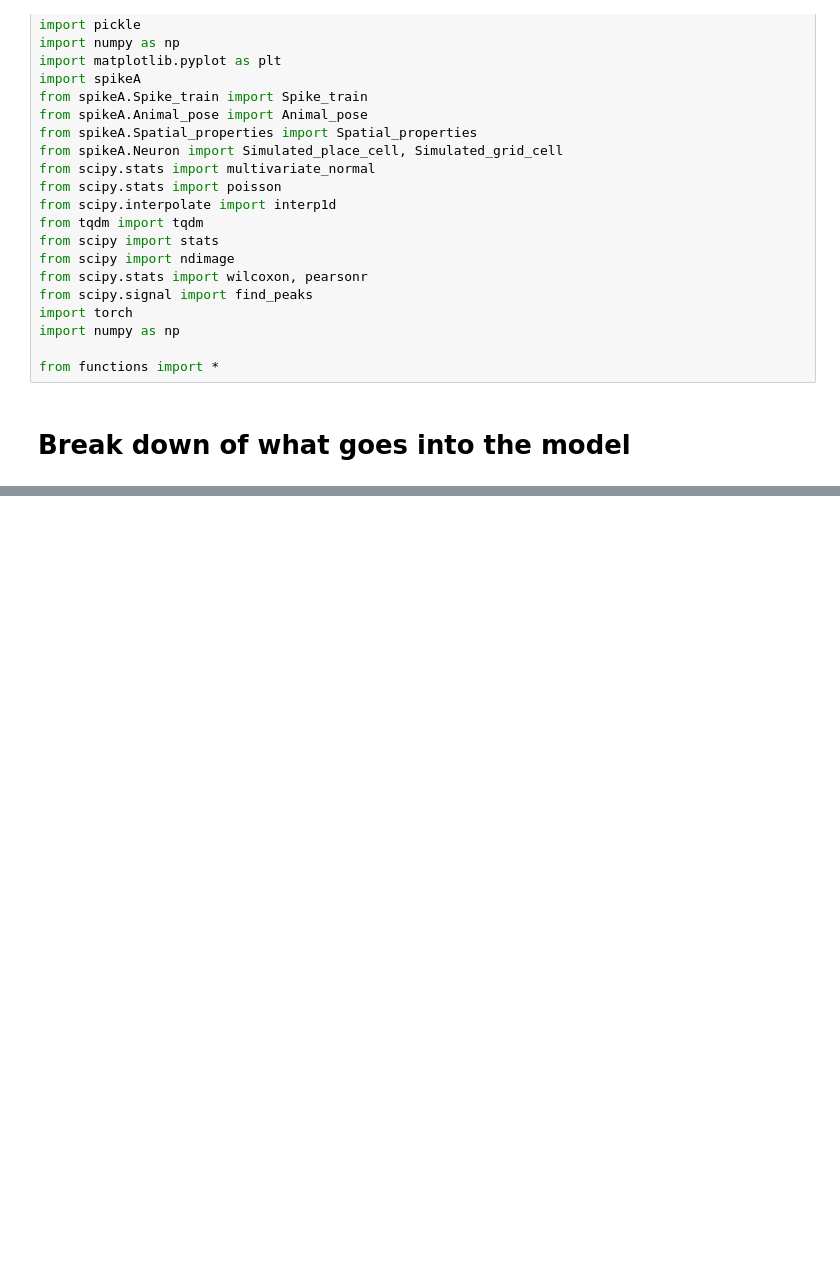
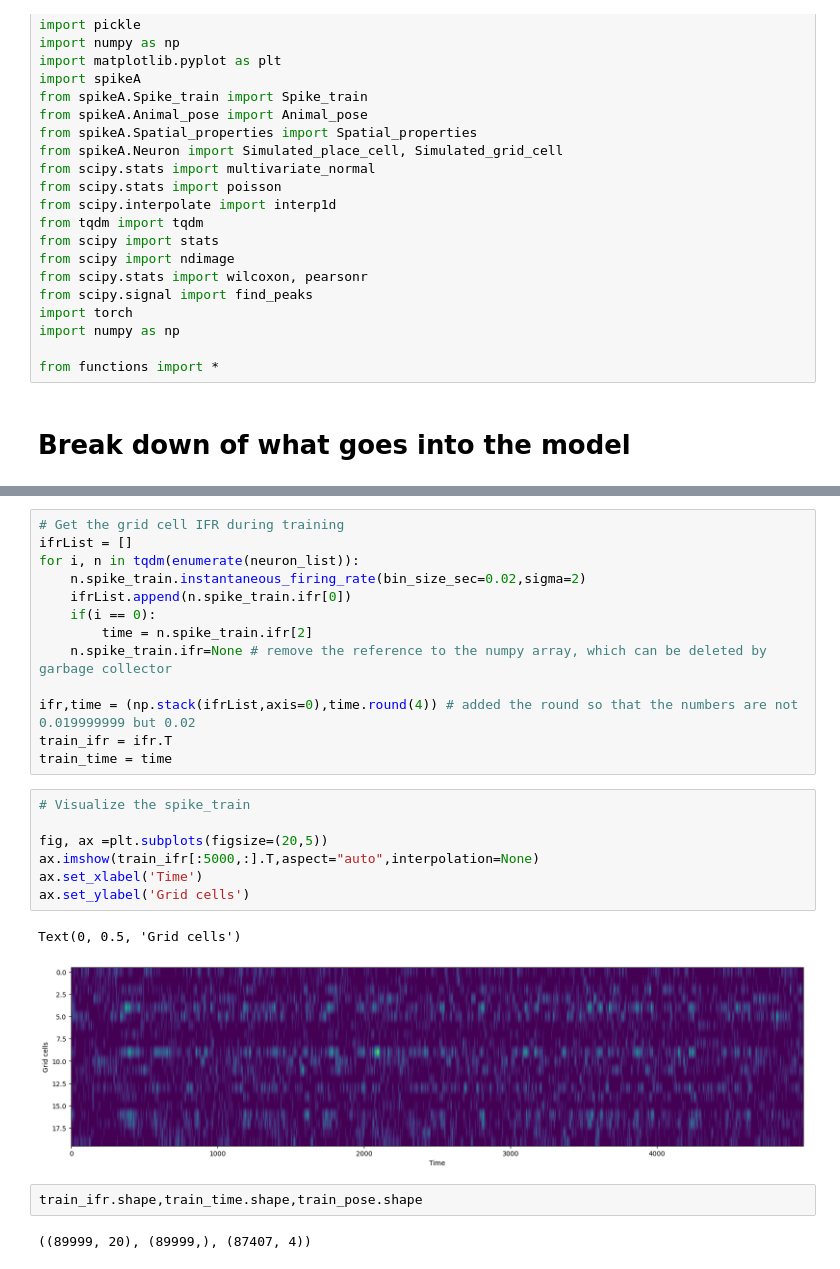
Before and after one commit to PJJ19/autopi_grid_cell_decoding, a Jupyter notebook: notebooks/4_Predicting toroidal location based on grid cell activity.ipynb, the cells around one changed output, grey strips where cells are left out. Saved outputs shown, nothing was run; the diff lists cells and outputs as text; blank space fills up the shorter version.

```diff
--- a/notebooks/4_Predicting toroidal location based on grid cell activity.ipynb
+++ b/notebooks/4_Predicting toroidal location based on grid cell activity.ipynb
@@ -55,0 +123,27 @@ from functions import *
+# %%
+# Get the grid cell IFR during training
+ifrList = []
+for i, n in tqdm(enumerate(neuron_list)):
+    n.spike_train.instantaneous_firing_rate(bin_size_sec=0.02,sigma=2)
+    ifrList.append(n.spike_train.ifr[0])
+    if(i == 0):
+        time = n.spike_train.ifr[2]
+    n.spike_train.ifr=None # remove the reference to the numpy array, which can be deleted by garbage collector
+
+ifr,time = (np.stack(ifrList,axis=0),time.round(4)) # added the round so that the numbers are not 0.019999999 but 0.02
+train_ifr = ifr.T
+train_time = time
+# %%
+# Visualize the spike_train
+
+fig, ax =plt.subplots(figsize=(20,5))
+ax.imshow(train_ifr[:5000,:].T,aspect="auto",interpolation=None)
+ax.set_xlabel('Time')
+ax.set_ylabel('Grid cells')
+# %% [output]
+Text(0, 0.5, 'Grid cells')
+[figure, added]
+# %%
+train_ifr.shape,train_time.shape,train_pose.shape
+# %% [output]
+((89999, 20), (89999,), (87407, 4))
```
Also changed, not shown: parts of 16 cells of this notebook, 1 other file.
